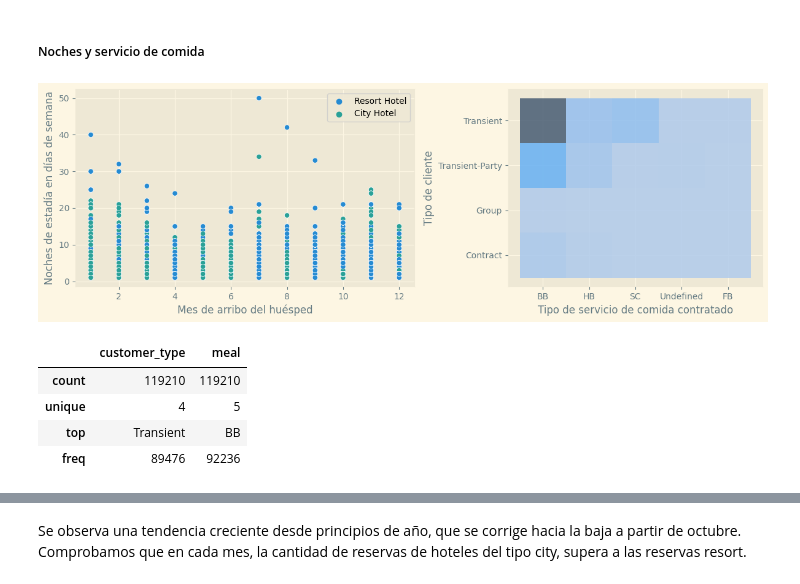
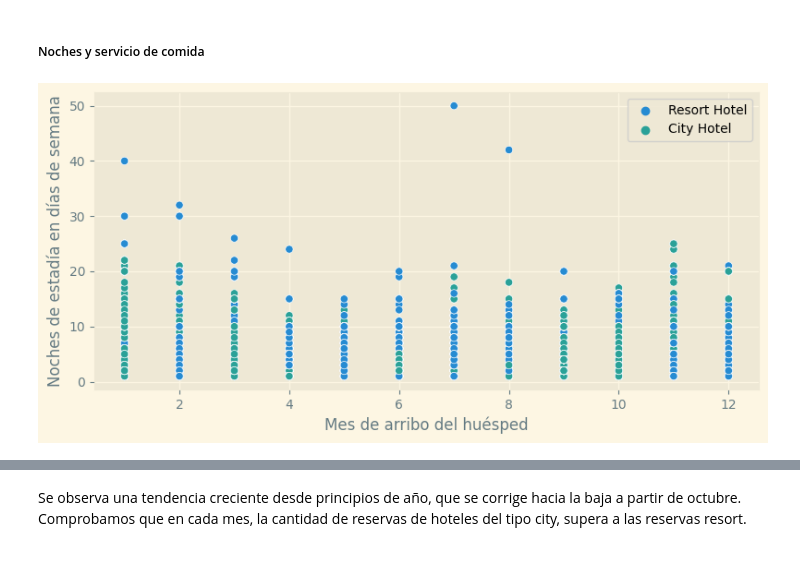
Before and after one commit to omanofx/entregable_1, a Jupyter notebook: Primera_Entrega_Omar_Fernandez.ipynb, the cells around one changed output, grey strips where cells are left out. Drawn from its saved outputs; the diff is of its cells as text; code cells hidden in the pictures.

```diff
--- a/Primera_Entrega_Omar_Fernandez.ipynb
+++ b/Primera_Entrega_Omar_Fernandez.ipynb
@@ -1798,29 +1837,16 @@ Además, se busca establecer la relación entre las 'meal' y 'customer_type'.
 # %% [markdown]
 ##### Noches y servicio de comida
 # %%
-f, axs = plt.subplots(1, 2, figsize=(12, 4), gridspec_kw=dict(width_ratios=[4, 3]))
+fig, ax = plt.subplots(figsize=(8, 4))
 
-df_noches = df_reservas[(df_reservas['stays_in_week_nights'] > 0)][['mes_arribo_numero', 'stays_in_week_nights', 'hotel']].copy()
+df_noches = df_reservas[df_reservas['stays_in_week_nights'] > 0][['mes_arribo_numero', 'stays_in_week_nights', 'hotel']].copy()
 
-sns.scatterplot(data=df_noches, x="mes_arribo_numero", y="stays_in_week_nights", hue="hotel", legend="auto", ax=axs[0])
-axs[0].set_xlabel("Mes de arribo del huésped")
-axs[0].set_ylabel("Noches de estadía en días de semana")
-axs[0].legend(loc='upper right', bbox_to_anchor=(1.0, 1.0))
+sns.scatterplot(data=df_noches, x="mes_arribo_numero", y="stays_in_week_nights", hue="hotel", ax=ax)
+ax.set_xlabel("Mes de arribo del huésped")
+ax.set_ylabel("Noches de estadía en días de semana")
+ax.legend(loc='upper right', bbox_to_anchor=(1.0, 1.0))
 
-df_meals = df_reservas[['customer_type', 'meal']].copy()
-sns.histplot(data=df_meals, x="meal", y="customer_type", shrink=.8, alpha=.8, legend=False, ax=axs[1])
-axs[1].set_xlabel("Tipo de servicio de comida contratado")
-axs[1].set_ylabel("Tipo de cliente")
-
-f.tight_layout()
+fig.tight_layout()
 plt.show()
 # %% [output]
-[figure, old version]
+[figure, new version]
-# %%
-df_meals.describe()
-# %% [output]
-|  | customer_type | meal |
-| count | 119210 | 119210 |
-| unique | 4 | 5 |
-| top | Transient | BB |
-| freq | 89476 | 92236 |
```
Also changed, not shown: parts of 35 cells of this notebook.
